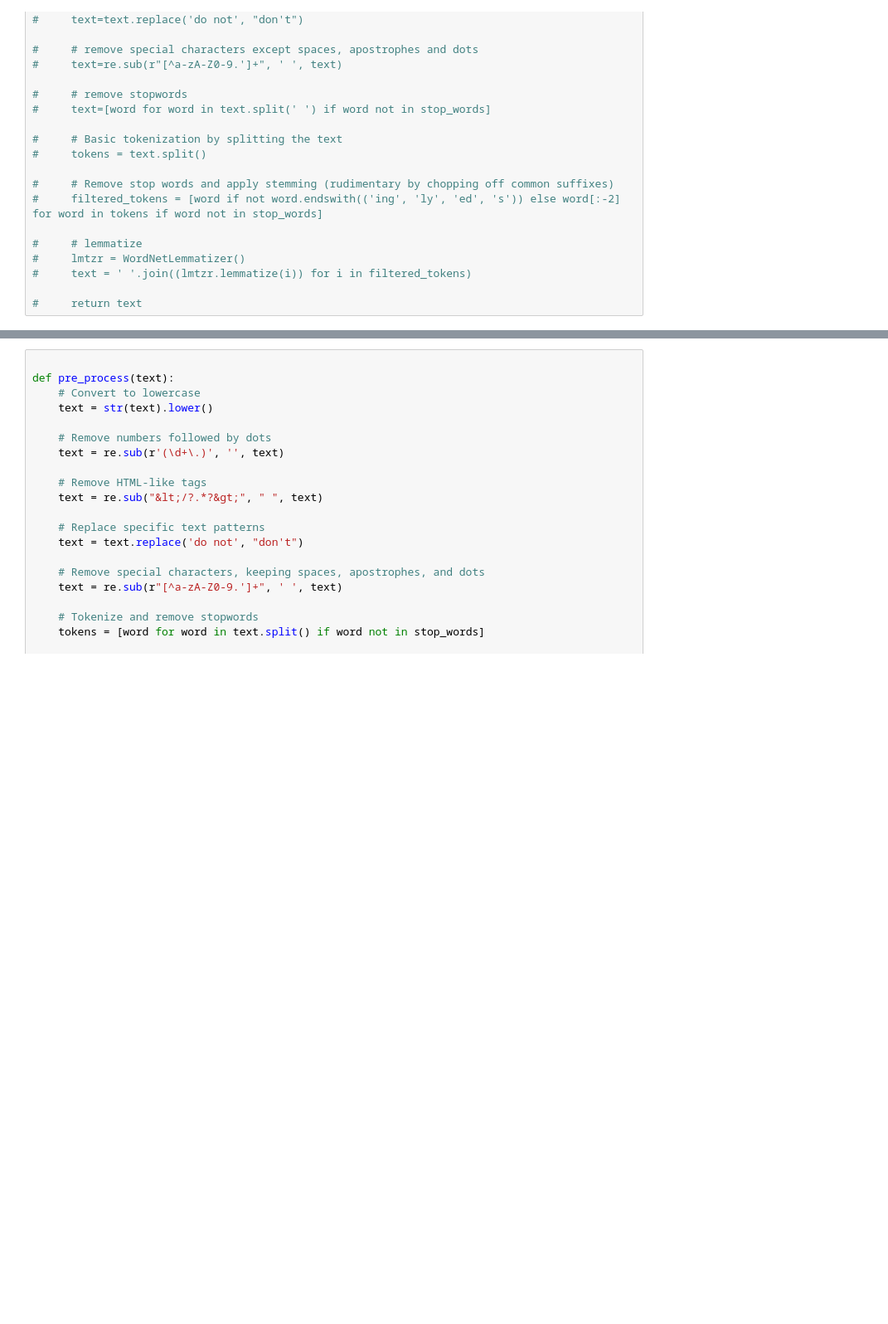
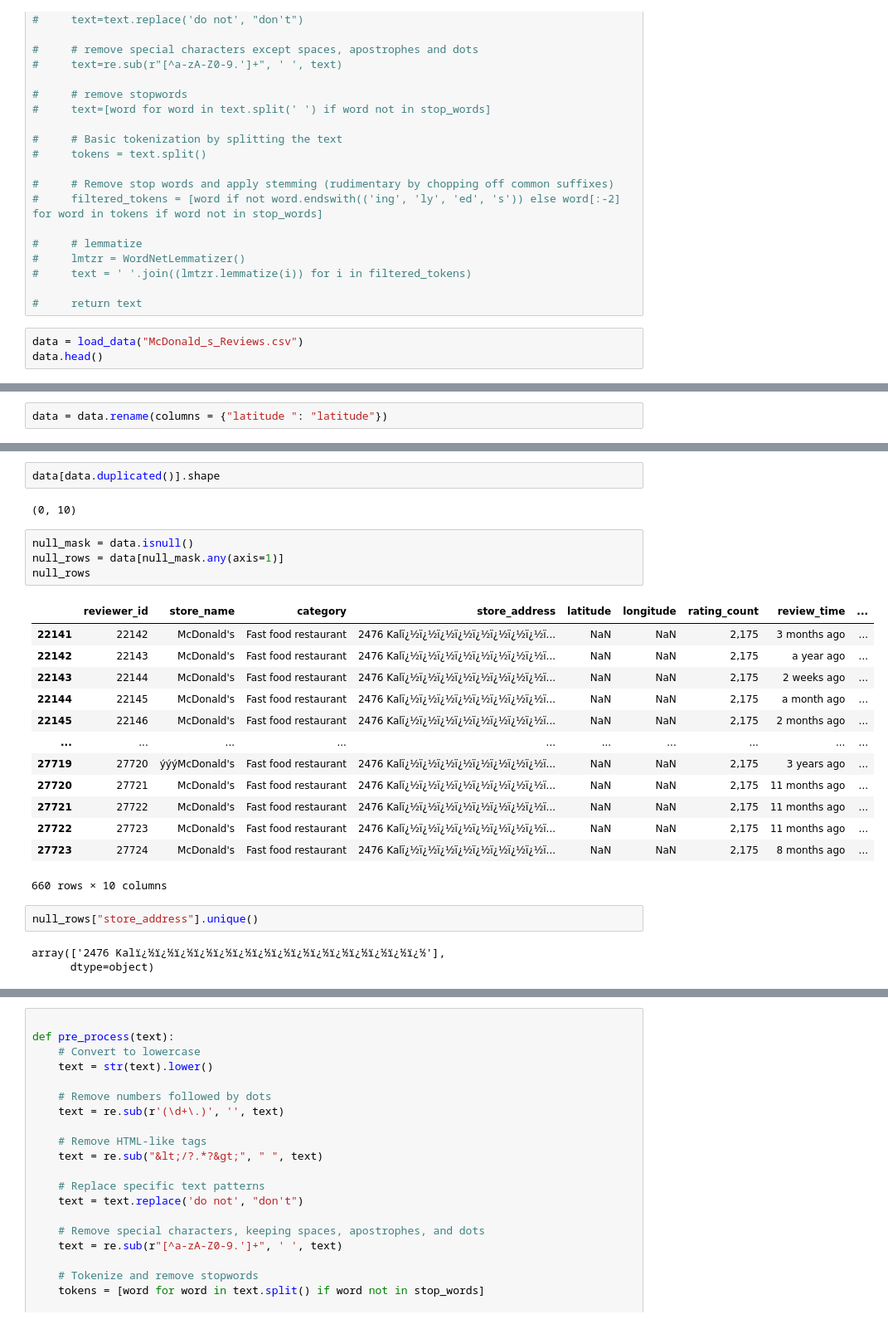
Before and after one commit to TeachFakerPlayingMid/McDonald-s_Store_Reviews_Analytics_INSY669_Final_Project, a Jupyter notebook: EDA+ preprocessing.ipynb, the cells around one changed output, grey strips where cells are left out. Shown at 83% size. Saved outputs shown, nothing was run; the diff lists cells and outputs as text; blank space fills up the shorter version.

Commit message:
add null value modification

```diff
--- a/EDA+ preprocessing.ipynb
+++ b/EDA+ preprocessing.ipynb
@@ -104,3 +107,6 @@ stop_words = set(stopwords.words('english'))
 #     text = ' '.join((lmtzr.lemmatize(i)) for i in filtered_tokens)
 
 #     return text
+# %%
+data = load_data("McDonald_s_Reviews.csv")
+data.head()
@@ -106,0 +120,2 @@ stop_words = set(stopwords.words('english'))
+# %%
+data = data.rename(columns = {"latitude ": "latitude"})
@@ -106,0 +156,27 @@ stop_words = set(stopwords.words('english'))
+# %%
+data[data.duplicated()].shape
+# %% [output]
+(0, 10)
+# %%
+null_mask = data.isnull()
+null_rows = data[null_mask.any(axis=1)]
+null_rows
+# %% [output]
+|  | reviewer_id | store_name | category | store_address | latitude | longitude | rating_count | review_time | ... |
+| 22141 | 22142 | McDonald's | Fast food restaurant | 2476 Kalï¿½ï¿½ï¿½ï¿½ï¿½ï¿½ï¿½ï¿½ï... | NaN | NaN | 2,175 | 3 months ago | ... |
+| 22142 | 22143 | McDonald's | Fast food restaurant | 2476 Kalï¿½ï¿½ï¿½ï¿½ï¿½ï¿½ï¿½ï¿½ï... | NaN | NaN | 2,175 | a year ago | ... |
+| 22143 | 22144 | McDonald's | Fast food restaurant | 2476 Kalï¿½ï¿½ï¿½ï¿½ï¿½ï¿½ï¿½ï¿½ï... | NaN | NaN | 2,175 | 2 weeks ago | ... |
+| 22144 | 22145 | McDonald's | Fast food restaurant | 2476 Kalï¿½ï¿½ï¿½ï¿½ï¿½ï¿½ï¿½ï¿½ï... | NaN | NaN | 2,175 | a month ago | ... |
+| 22145 | 22146 | McDonald's | Fast food restaurant | 2476 Kalï¿½ï¿½ï¿½ï¿½ï¿½ï¿½ï¿½ï¿½ï... | NaN | NaN | 2,175 | 2 months ago | ... |
+| ... | ... | ... | ... | ... | ... | ... | ... | ... | ... |
+| 27719 | 27720 | ýýýMcDonald's | Fast food restaurant | 2476 Kalï¿½ï¿½ï¿½ï¿½ï¿½ï¿½ï¿½ï¿½ï... | NaN | NaN | 2,175 | 3 years ago | ... |
+| 27720 | 27721 | McDonald's | Fast food restaurant | 2476 Kalï¿½ï¿½ï¿½ï¿½ï¿½ï¿½ï¿½ï¿½ï... | NaN | NaN | 2,175 | 11 months ago | ... |
+| 27721 | 27722 | McDonald's | Fast food restaurant | 2476 Kalï¿½ï¿½ï¿½ï¿½ï¿½ï¿½ï¿½ï¿½ï... | NaN | NaN | 2,175 | 11 months ago | ... |
+| 27722 | 27723 | McDonald's | Fast food restaurant | 2476 Kalï¿½ï¿½ï¿½ï¿½ï¿½ï¿½ï¿½ï¿½ï... | NaN | NaN | 2,175 | 11 months ago | ... |
+| 27723 | 27724 | McDonald's | Fast food restaurant | 2476 Kalï¿½ï¿½ï¿½ï¿½ï¿½ï¿½ï¿½ï¿½ï... | NaN | NaN | 2,175 | 8 months ago | ... |
+660 rows × 10 columns
+# %%
+null_rows["store_address"].unique()
+# %% [output]
+array(['2476 Kalï¿½ï¿½ï¿½ï¿½ï¿½ï¿½ï¿½ï¿½ï¿½ï¿½ï¿½ï¿½ï¿½ï¿½ï¿½'],
+      dtype=object)
```
Also changed, not shown: parts of 27 cells of this notebook.
